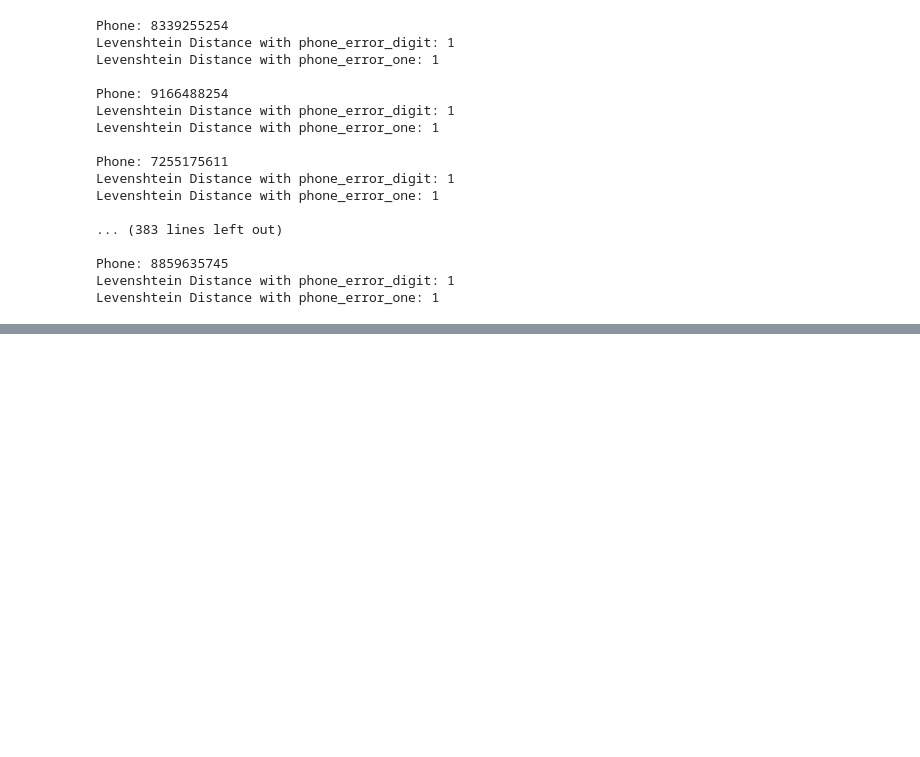
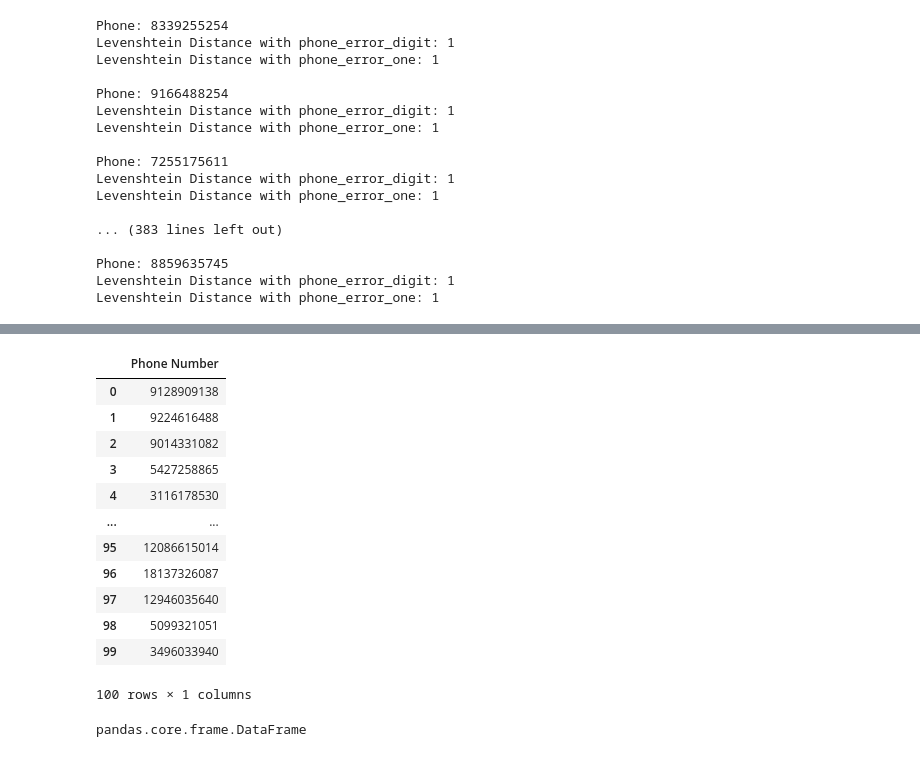
Before and after one commit to saiyarlagadda/Phone-Number-Check-NN, a Jupyter notebook: Phone_Number.ipynb, the cells around one changed output, grey strips where cells are left out. Drawn from its saved outputs; the diff is of its cells as text; code cells hidden in the pictures; blank space fills up the shorter version.

```diff
--- a/Phone_Number.ipynb
+++ b/Phone_Number.ipynb
@@ -362,0 +368,2 @@ Levenshtein Distance with phone_error_one: 1
+# %%
+df=pd.read_csv('phone_numbers.csv')
@@ -362,0 +379,22 @@ Levenshtein Distance with phone_error_one: 1
+# %%
+p_df = df[['Phone Number']].copy()
+# %%
+p_df
+# %% [output]
+|  | Phone Number |
+| 0 | 9128909138 |
+| 1 | 9224616488 |
+| 2 | 9014331082 |
+| 3 | 5427258865 |
+| 4 | 3116178530 |
+| ... | ... |
+| 95 | 12086615014 |
+| 96 | 18137326087 |
+| 97 | 12946035640 |
+| 98 | 5099321051 |
+| 99 | 3496033940 |
+100 rows × 1 columns
+# %%
+type(p_df)
+# %% [output]
+pandas.core.frame.DataFrame
```
Also changed, not shown: parts of 11 cells of this notebook, 2 other files.
